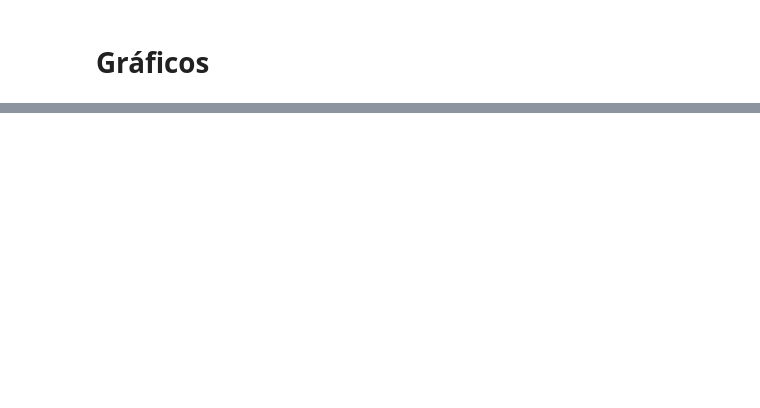
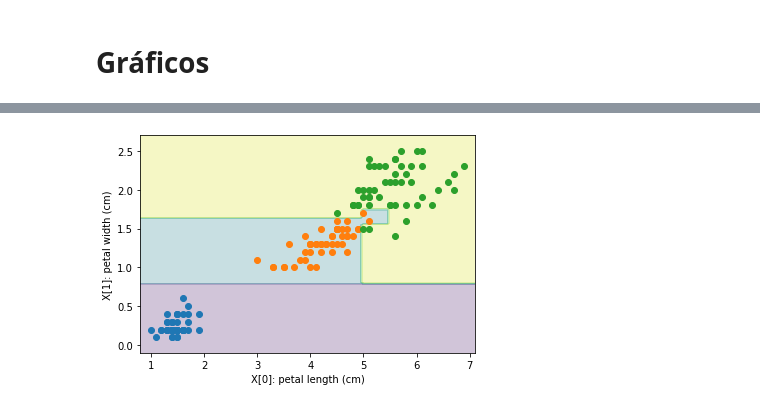
Before and after one commit to alexandrebabilone/reconhecimento_padroes, a Jupyter notebook: aula5.ipynb, the cells around one changed output, grey strips where cells are left out. Cells and saved outputs as stored; diff of their text form; code cells hidden in the pictures; blank space fills up the shorter version.

```diff
--- a/aula5.ipynb
+++ b/aula5.ipynb
@@ -145,0 +227,4 @@ plotDecisao(BabiTree(), X, y)
+# %%
+plotDecisao(DecisionTreeClassifier(), X, y)
+# %% [output]
+[figure, added]
```
Also changed, not shown: parts of 25 cells of this notebook, 2 other files.
